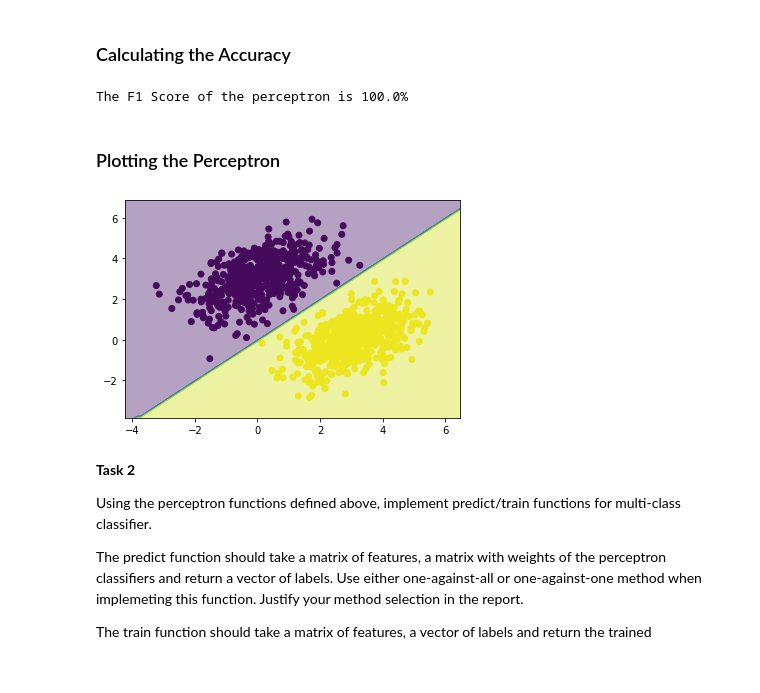
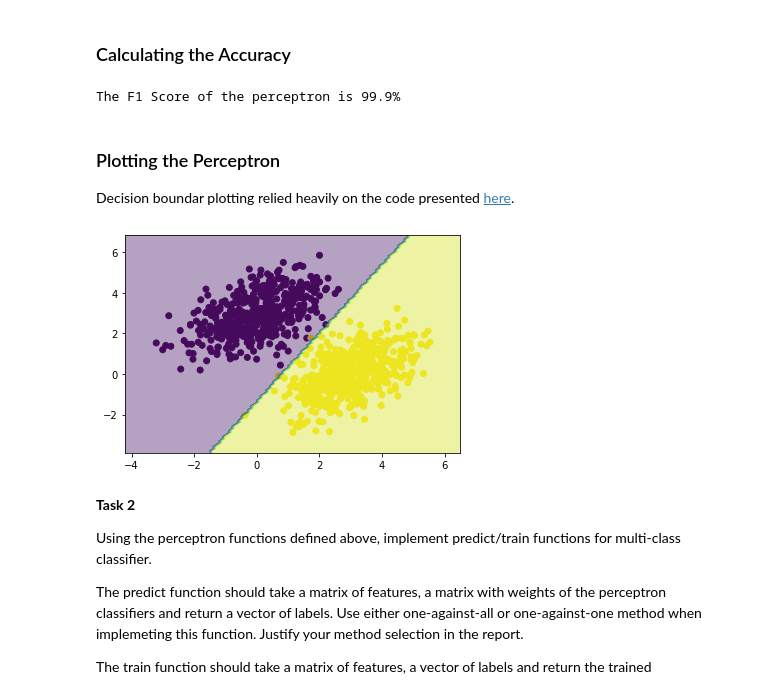
Before and after one commit to mschrader15/homework, a Jupyter notebook: spring-2022/ece-693/HW1.ipynb, the cells around one changed output. Drawn from its saved outputs; the diff is of its cells as text; code cells hidden in the pictures.

```diff
--- a/spring-2022/ece-693/HW1.ipynb
+++ b/spring-2022/ece-693/HW1.ipynb
@@ -137,12 +116,12 @@ rest = ~ind
 train_data = data[ind]
 train_labels = test_labels[ind]
 
-test_data = data[rest]
-test_labels = test_labels[rest]
+test_data_1 = data[rest]
+test_labels_1 = test_labels[rest]
 # %% [markdown]
 ### Training the perceptron
 # %%
-p = Perceptron()
+p_1 = Perceptron()
 
 # training the perceptron
-w = p.train(feat_matrix=train_data, label_vector=train_labels)
+w_1 = p_1.train(feat_matrix=train_data, label_vector=train_labels)
@@ -166,8 +145,12 @@ def confusion_matrix(prediction: np.array, truth: np.array, p: Perceptron) -> fl
     true_negatives = sum(((prediction == truth) & (truth == p.low)) * 1)
     return (true_positives + true_negatives) / len(truth)
 # %%
-print(f"The F1 Score of the perceptron is {round(F1(prediction, test_labels, p) * 100, 3)}% ")
+def accuracy_1(prediction , labels, p):
+    print(f"The F1 Score of the perceptron is {round(F1(prediction , labels, p) * 100, 3)}% ")
+
+# convience method for freezing variables to plot in the results section below
+accuracy_1_res = accuracy_1
+
+accuracy_1(prediction_1, test_labels_1, p_1)
 # %% [output]
-The F1 Score of the perceptron is 100.0%
+The F1 Score of the perceptron is 99.9%
-# %% [markdown]
-### Plotting the Perceptron
@@ -177,18 +157,26 @@ y_val = ((w[0] / w[2]) /  (w[0] / w[2])) * x_range + (w[0] / w[2])
+# %% [markdown]
+### Plotting the Perceptron
+
+Decision boundar plotting relied heavily on the code presented [here](https://scipython.com/blog/plotting-the-decision-boundary-of-a-logistic-regression-model/).
 # %%
-plt.scatter(test_data[:, 0], test_data[:, 1], c=test_labels)
+def plot_1(test_data, test_labels, predict_func, weights):
+    plt.scatter(test_data[:, 0], test_data[:, 1], c=test_labels)
 
-# Plotting decision regions
-x_min, x_max = test_data[:, 0].min() - 1, test_data[:, 0].max() + 1
-y_min, y_max = test_data[:, 1].min() - 1, test_data[:, 1].max() + 1
-xx, yy = np.meshgrid(np.arange(x_min, x_max, 0.1), np.arange(y_min, y_max, 0.1))
+    # Plotting decision regions
+    x_min, x_max = test_data[:, 0].min() - 1, test_data[:, 0].max() + 1
+    y_min, y_max = test_data[:, 1].min() - 1, test_data[:, 1].max() + 1
+    xx, yy = np.meshgrid(np.arange(x_min, x_max, 0.1), np.arange(y_min, y_max, 0.1))
 
-Z = p.predict(np.c_[xx.ravel(), yy.ravel()], w)
-Z = Z.reshape(xx.shape)
+    Z = predict_func(np.c_[xx.astype(np.float32).ravel(), yy.astype(np.float32).ravel()], weights)
+    Z = Z.reshape(xx.shape)
 
-plt.contourf(xx, yy, Z, alpha=0.4)
-plt.show()
+    plt.contourf(xx, yy, Z, alpha=0.4)
+    plt.show()
+
+
+plot_1(test_data_1, test_labels_1, p_1.predict, w_1)
 # %% [output]
-[figure, old version]
+[figure, new version]
 # %% [markdown]
 **Task 2**
 
```
Also changed, not shown: parts of 48 cells of this notebook.
